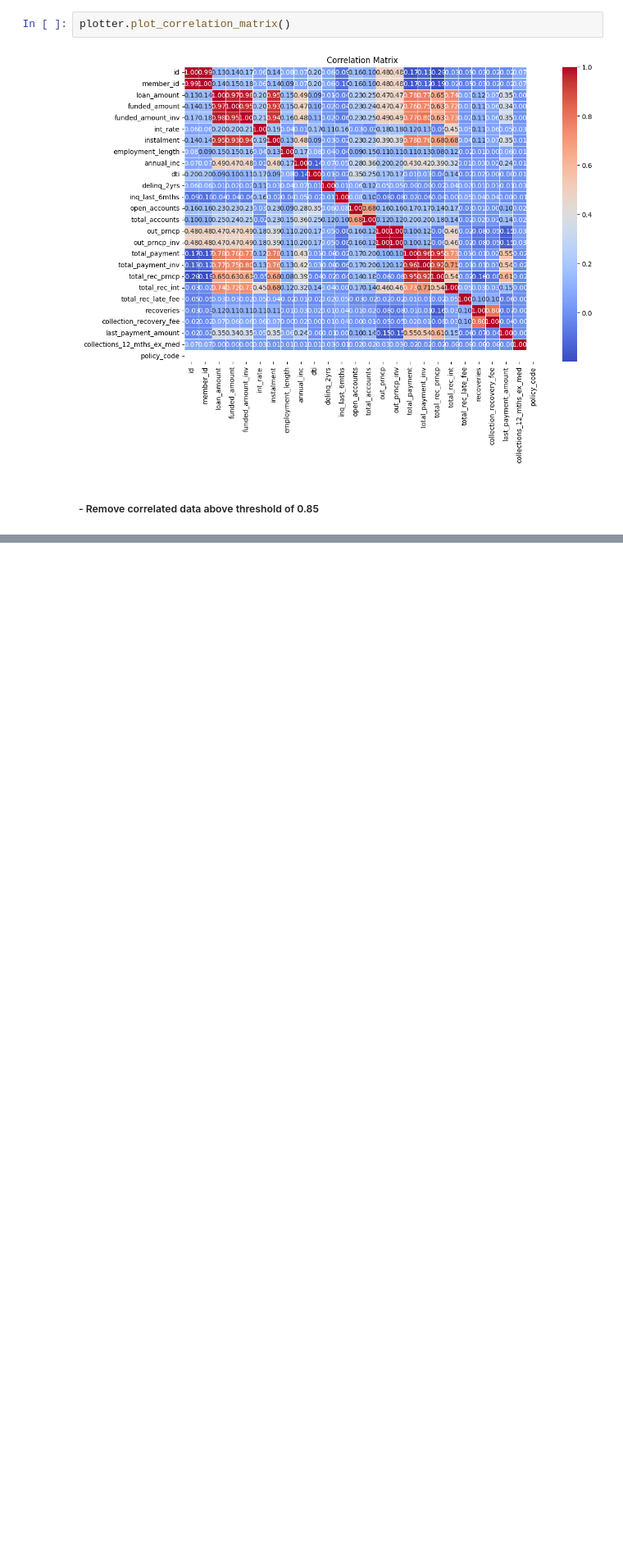
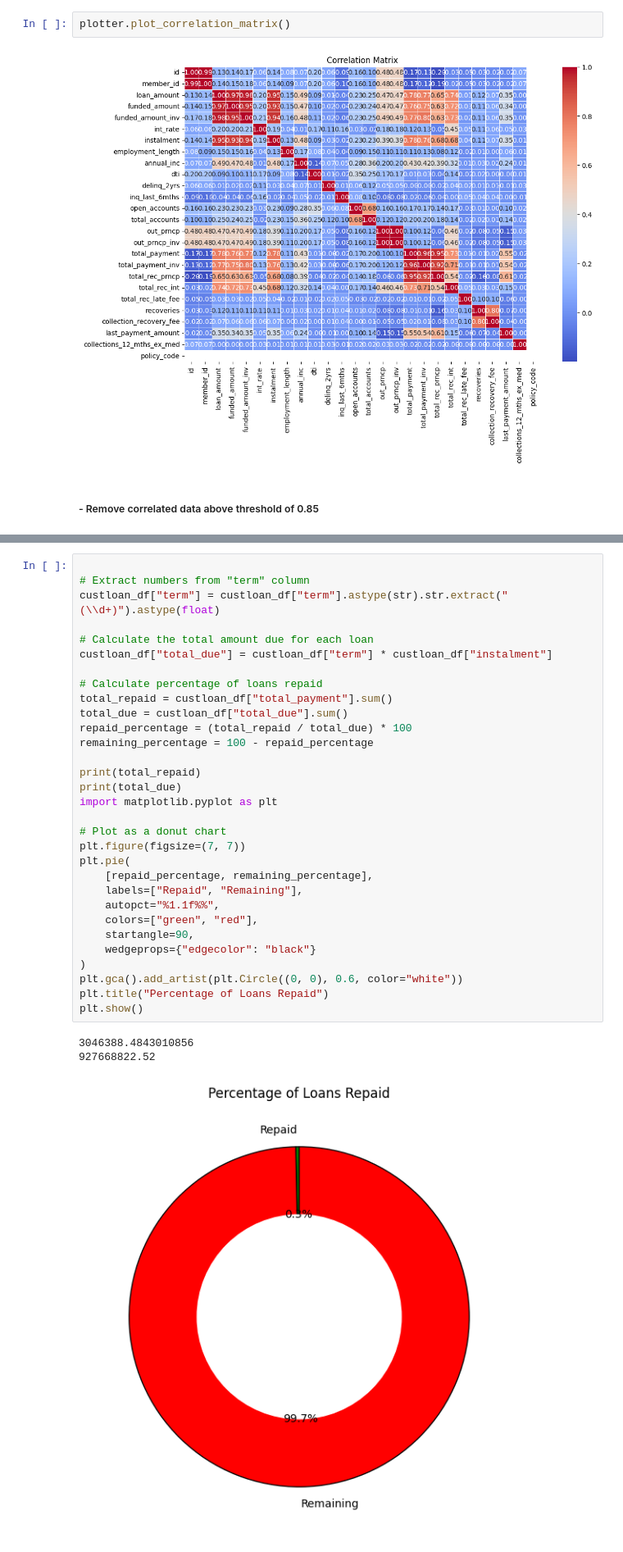
Before and after one commit to tomdeval/customer_loans, a Jupyter notebook: EDA.ipynb, the cells around one changed output, grey strips where cells are left out. Shown at 82% size. Saved outputs shown, nothing was run; the diff lists cells and outputs as text; blank space fills up the shorter version.

```diff
--- a/EDA.ipynb
+++ b/EDA.ipynb
@@ -216,0 +236,35 @@ Removed columns: ['member_id', 'funded_amount', 'funded_amount_inv', 'instalment
+# %%
+
+# Extract numbers from "term" column
+custloan_df["term"] = custloan_df["term"].astype(str).str.extract("(\\d+)").astype(float)
+
+# Calculate the total amount due for each loan
+custloan_df["total_due"] = custloan_df["term"] * custloan_df["instalment"]
+
+# Calculate percentage of loans repaid
+total_repaid = custloan_df["total_payment"].sum()
+total_due = custloan_df["total_due"].sum()
+repaid_percentage = (total_repaid / total_due) * 100
+remaining_percentage = 100 - repaid_percentage
+
+print(total_repaid)
+print(total_due)
+import matplotlib.pyplot as plt
+
+# Plot as a donut chart
+plt.figure(figsize=(7, 7))
+plt.pie(
+    [repaid_percentage, remaining_percentage],
+    labels=["Repaid", "Remaining"],
+    autopct="%1.1f%%",
+    colors=["green", "red"],
+    startangle=90,
+    wedgeprops={"edgecolor": "black"}
+)
+plt.gca().add_artist(plt.Circle((0, 0), 0.6, color="white"))
+plt.title("Percentage of Loans Repaid")
+plt.show()
+# %% [output]
+3046388.4843010856
+927668822.52
+[figure, added]
```
Also changed, not shown: parts of 22 cells of this notebook, 1 other file.
